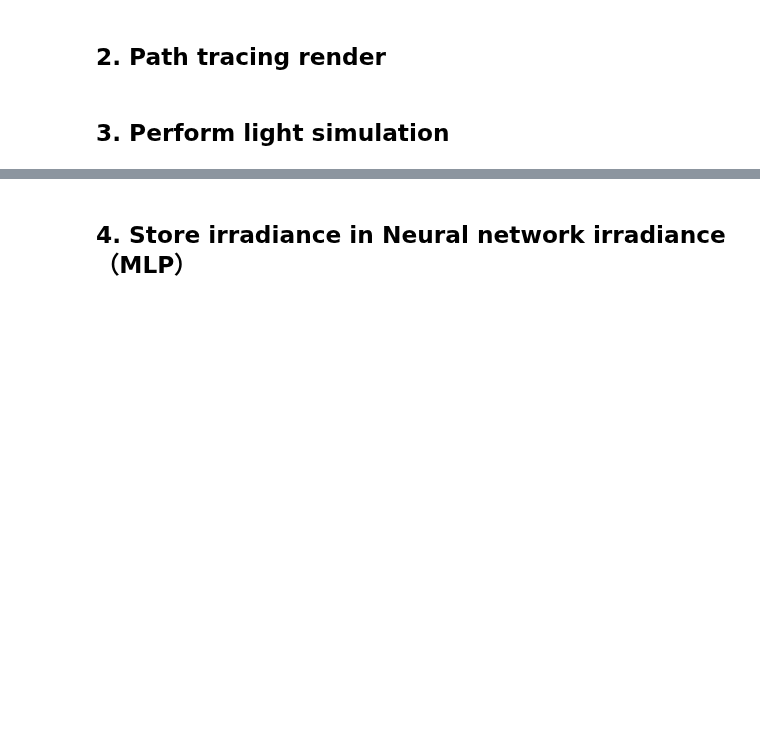
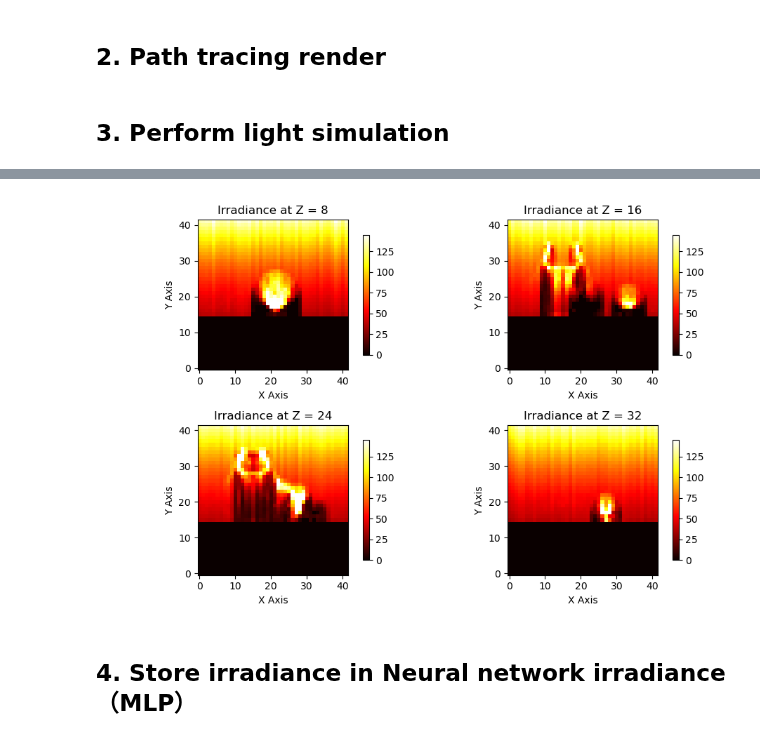
Before and after one commit to swirling-wind/Eikonal-Voxel-Rendering, a Jupyter notebook: main.ipynb, the cells around one changed output, grey strips where cells are left out. Cells and saved outputs as stored; diff of their text form; code cells hidden in the pictures; blank space fills up the shorter version.

```diff
--- a/main.ipynb
+++ b/main.ipynb
@@ -137,0 +131,30 @@ plotter.plot_irradiance_slices(scene.irradiance, threshold=3, num_slices=4, z_st
+# %%
+from data.siren import *
+torch.cuda.empty_cache()
+
+
+irrad_data = VoxelFitting(compressed_arr, sidelength=compressed_arr.shape[0])
+dataloader = DataLoader(irrad_data, batch_size=1, pin_memory=True)
+siren = Siren(in_features=3, out_features=1, hidden_features=256,
+                  hidden_layers=3, outermost_linear=True)
+siren.cuda()
+
+total_steps = 2000
+steps_til_summary = 50
+
+optim = torch.optim.Adam(lr=1e-3, params=siren.parameters())
+
+model_input, ground_truth = next(iter(dataloader))
+model_input, ground_truth = model_input.cuda(), ground_truth.cuda()
+
+siren.train()
+for cur_step in range(total_steps):
+    model_output = siren(model_input)
+    loss = ((model_output - ground_truth)**2).mean()
+
+    if not cur_step % steps_til_summary:
+        print("Step: {} loss: {} Learning Rate: {}".format(cur_step, loss, None))
+
+    optim.zero_grad()
+    loss.backward()
+    optim.step()
@@ -138,3 +179,9 @@ plotter.plot_irradiance_slices(scene.irradiance, threshold=3, num_slices=4, z_st
+# %%
+result = model_output.cpu().view(compressed_arr.shape).detach().numpy()
+new_res = np.transpose(result, (0, 2, 1))
+plotter.plot_irradiance_slices(new_res, threshold=3, num_slices=4, z_start=42-100/compress_factor, z_end=42-30/compress_factor)
+# %% [output]
+[figure, added]
 # %% [markdown]
 ## 4. Store irradiance in Neural network irradiance （MLP）
 # %%
```
Also changed, not shown: parts of 14 cells of this notebook, 2 other files.
